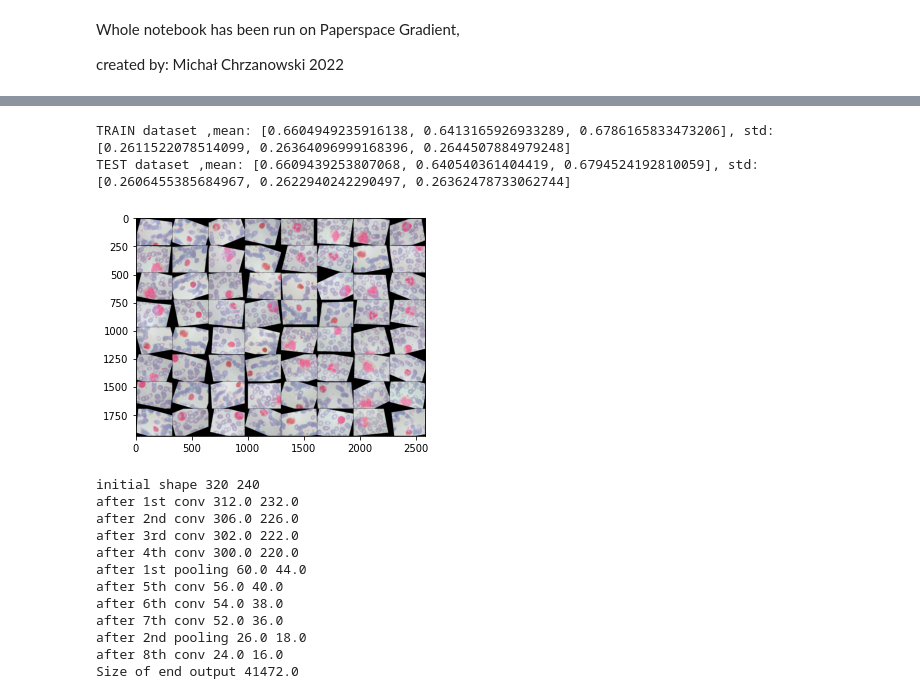
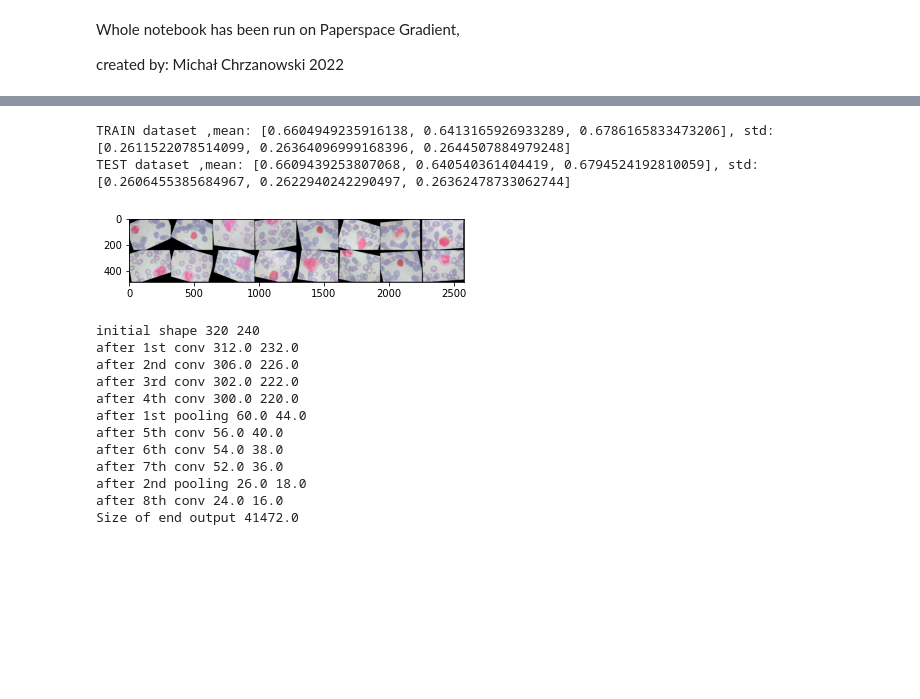
Before and after one commit to chrzanowski000/CNN_BloodCell_Classification, a Jupyter notebook: CNN_BloodCell_1.ipynb, the cells around one changed output, grey strips where cells are left out. Cells and saved outputs as stored; diff of their text form; code cells hidden in the pictures; blank space fills up the shorter version.

```diff
--- a/CNN_BloodCell_1.ipynb
+++ b/CNN_BloodCell_1.ipynb
@@ -310,35 +320,35 @@ def get_mean_and_std(dataset):
     for data, _ in tqdm(dataset):
         # Mean over batch, height and width, but not over the channels
         channels_sum += torch.mean(data, dim=[1,2])
         channels_squared_sum += torch.mean(data**2, dim=[1,2])
         num_batches += 1
 
     mean = channels_sum / num_batches
 
     # std = sqrt(E[X^2] - (E[X])^2)
     std = (channels_squared_sum / num_batches - mean ** 2) ** 0.5
 
     return mean, std
 
 Norm_transform = transforms.Compose([transforms.ToTensor()])
 Norm_dataset_train = BloodCell_train(root=root,transform=Norm_transform)
 Norm_dataset_test = BloodCell_test(root=root,transform=Norm_transform)
 
 mean_train, std_train = get_mean_and_std(Norm_dataset_train)
 mean_test, std_test = get_mean_and_std(Norm_dataset_test)
 
-Norm_dataloader_train = torch.utils.data.DataLoader(dataset=Norm_dataset_train, batch_size=64, shuffle=True, num_workers=2)
+Norm_dataloader_train = torch.utils.data.DataLoader(dataset=Norm_dataset_train, batch_size=16, shuffle=True, num_workers=1)
 Norm_loaded_images=next(iter(Norm_dataloader_train))[0]
 loaded_images_array = np.transpose(vutils.make_grid(Norm_loaded_images, padding=2, normalize=True).cpu().detach().numpy(),(1,2,0))
 plt.imshow(loaded_images_array)
 
 del Norm_dataloader_train, Norm_dataset_train, Norm_dataset_test
 print(f'TRAIN dataset ,mean: {mean_train.tolist()}, std: {std_train.tolist()}')
 print(f'TEST dataset ,mean: {mean_test.tolist()}, std: {std_test.tolist()}')
 # %% [output]
 TRAIN dataset ,mean: [0.6604949235916138, 0.6413165926933289, 0.6786165833473206], std: [0.2611522078514099, 0.26364096999168396, 0.2644507884979248]
 TEST dataset ,mean: [0.6609439253807068, 0.640540361404419, 0.6794524192810059], std: [0.2606455385684967, 0.2622940242290497, 0.26362478733062744]
-[figure, old version]
+[figure, new version]
 # %%
 # model creation
 class CNN(nn.Module):
```
Also changed, not shown: parts of 9 cells of this notebook.
